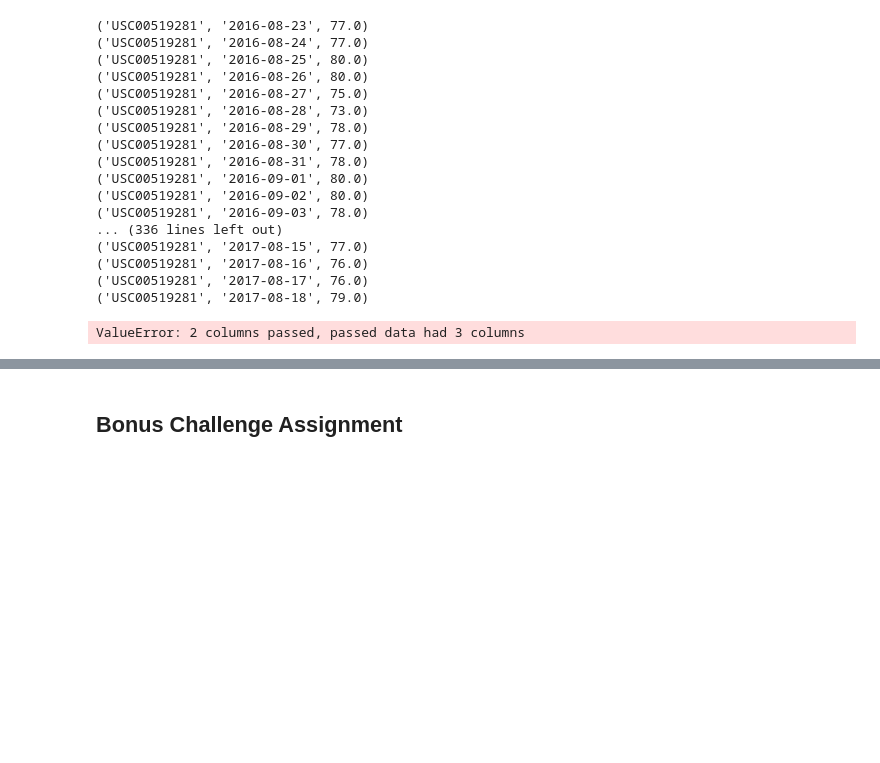
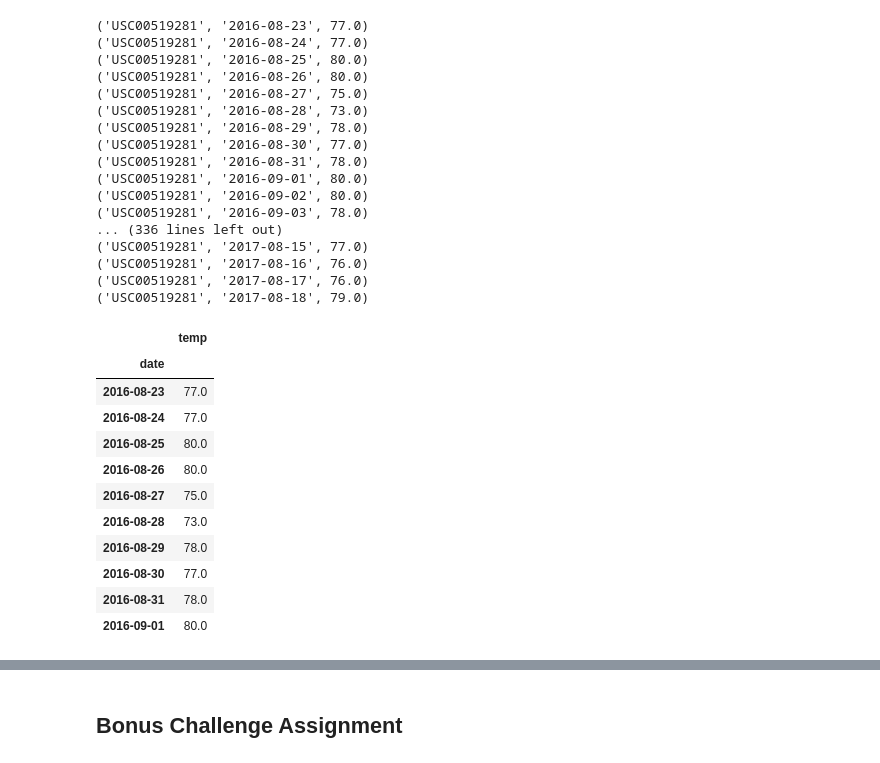
Before and after one commit to BTroolin/sqlalchemy-challenge, a Jupyter notebook: climate.ipynb, the cells around one changed output, grey strips where cells are left out. Drawn from its saved outputs; the diff is of its cells as text; code cells hidden in the pictures; blank space fills up the shorter version.

```diff
--- a/climate.ipynb
+++ b/climate.ipynb
@@ -168,10 +168,22 @@ for t in most_temps:
 ('USC00519281', '2017-08-18', 79.0)
 # %%
 # Save the query results as a Pandas DataFrame and set the index to the date column
-most_temps_df = pd.DataFrame(most_temps, columns = ["date", "prcp"])
-most_temps_df.set_index("date", inplace=True)
+most_temps_df = pd.DataFrame(most_temps, columns = ["station", "date","temp"])
+most_temps_df.set_index("date", "station", inplace=True)
+most_temps_df.drop(["station"], axis=1, inplace=True)
 # Sort the dataframe by date
 most_temps_df = most_temps_df.sort_values(["date"])
 most_temps_df.head(10)
 # %% [output]
-ValueError: 2 columns passed, passed data had 3 columns
+|  | temp |
+| date |  |
+| 2016-08-23 | 77.0 |
+| 2016-08-24 | 77.0 |
+| 2016-08-25 | 80.0 |
+| 2016-08-26 | 80.0 |
+| 2016-08-27 | 75.0 |
+| 2016-08-28 | 73.0 |
+| 2016-08-29 | 78.0 |
+| 2016-08-30 | 77.0 |
+| 2016-08-31 | 78.0 |
+| 2016-09-01 | 80.0 |
```
Also changed, not shown: parts of 1 cell of this notebook.
